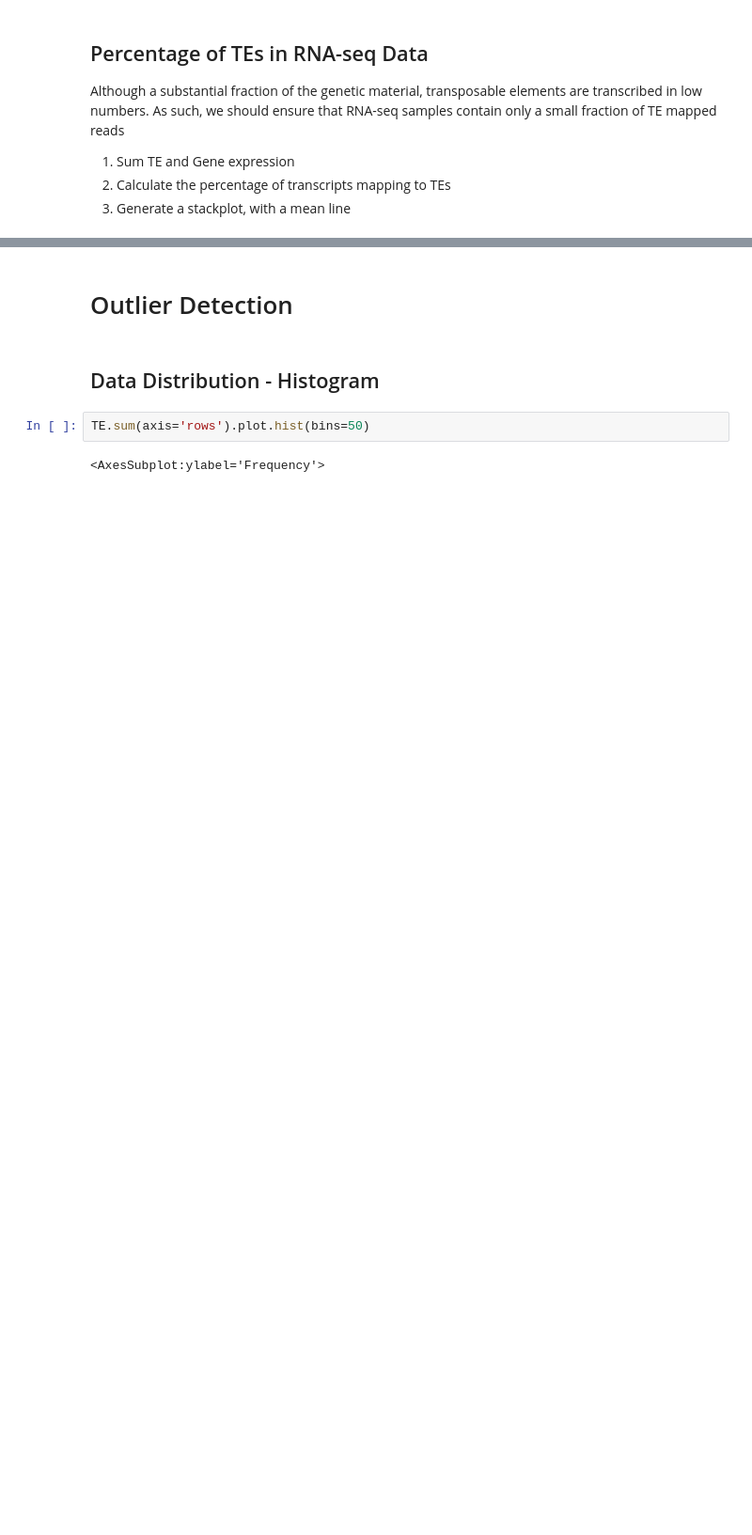
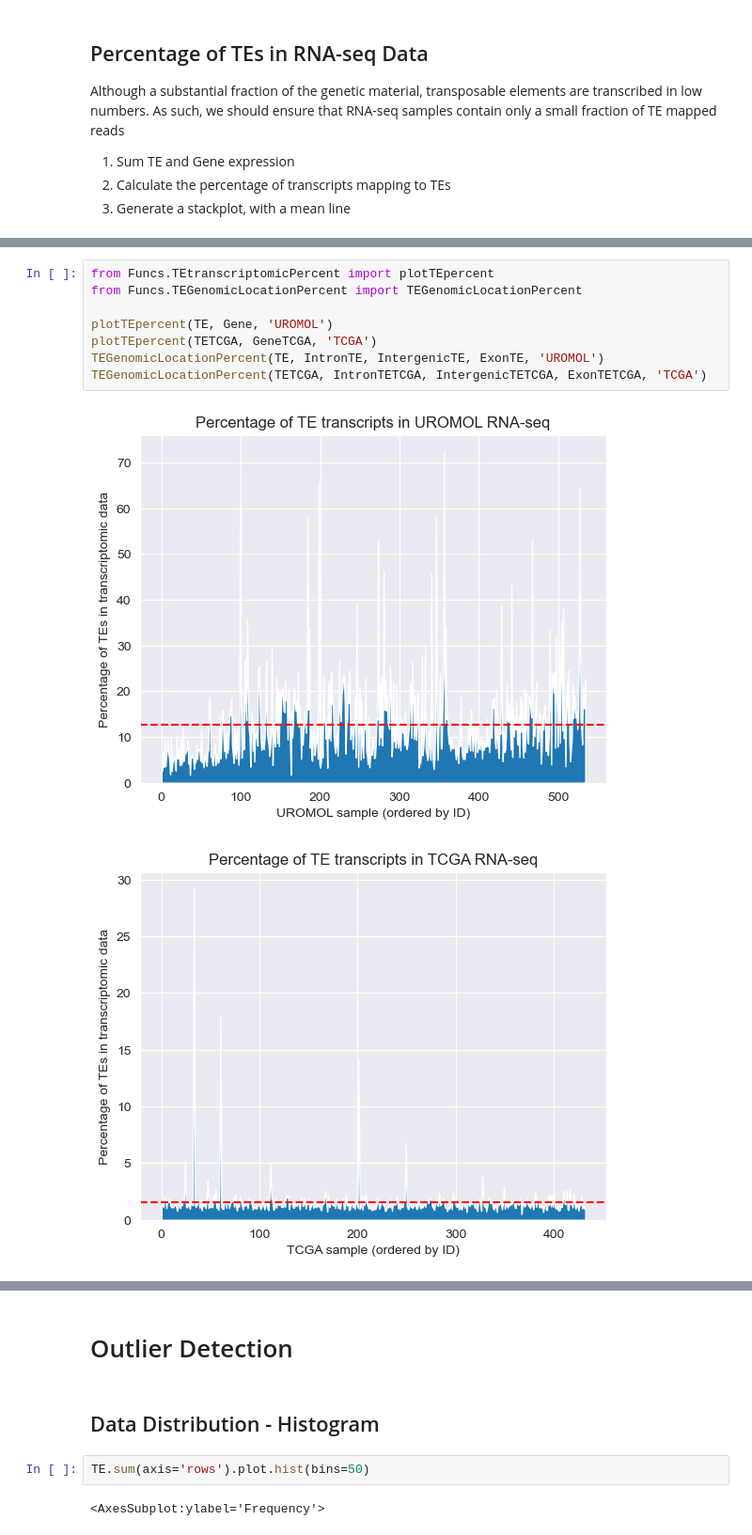
Before and after one commit to BermanLaboratory/TransposableElements, a Jupyter notebook: Preprocessing/PreprocessingMain.ipynb, the cells around one changed output, grey strips where cells are left out. Shown at 94% size. Saved outputs shown, nothing was run; the diff lists cells and outputs as text; blank space fills up the shorter version.

```diff
--- a/Preprocessing/PreprocessingMain.ipynb
+++ b/Preprocessing/PreprocessingMain.ipynb
@@ -85,0 +80,11 @@ plt.show()
+# %%
+from Funcs.TEtranscriptomicPercent import plotTEpercent
+from Funcs.TEGenomicLocationPercent import TEGenomicLocationPercent
+
+plotTEpercent(TE, Gene, 'UROMOL')
+plotTEpercent(TETCGA, GeneTCGA, 'TCGA')
+TEGenomicLocationPercent(TE, IntronTE, IntergenicTE, ExonTE, 'UROMOL')
+TEGenomicLocationPercent(TETCGA, IntronTETCGA, IntergenicTETCGA, ExonTETCGA, 'TCGA')
+# %% [output]
+[figure, added]
+[figure, added]
```
Also changed, not shown: parts of 8 cells of this notebook, 4 other files.
